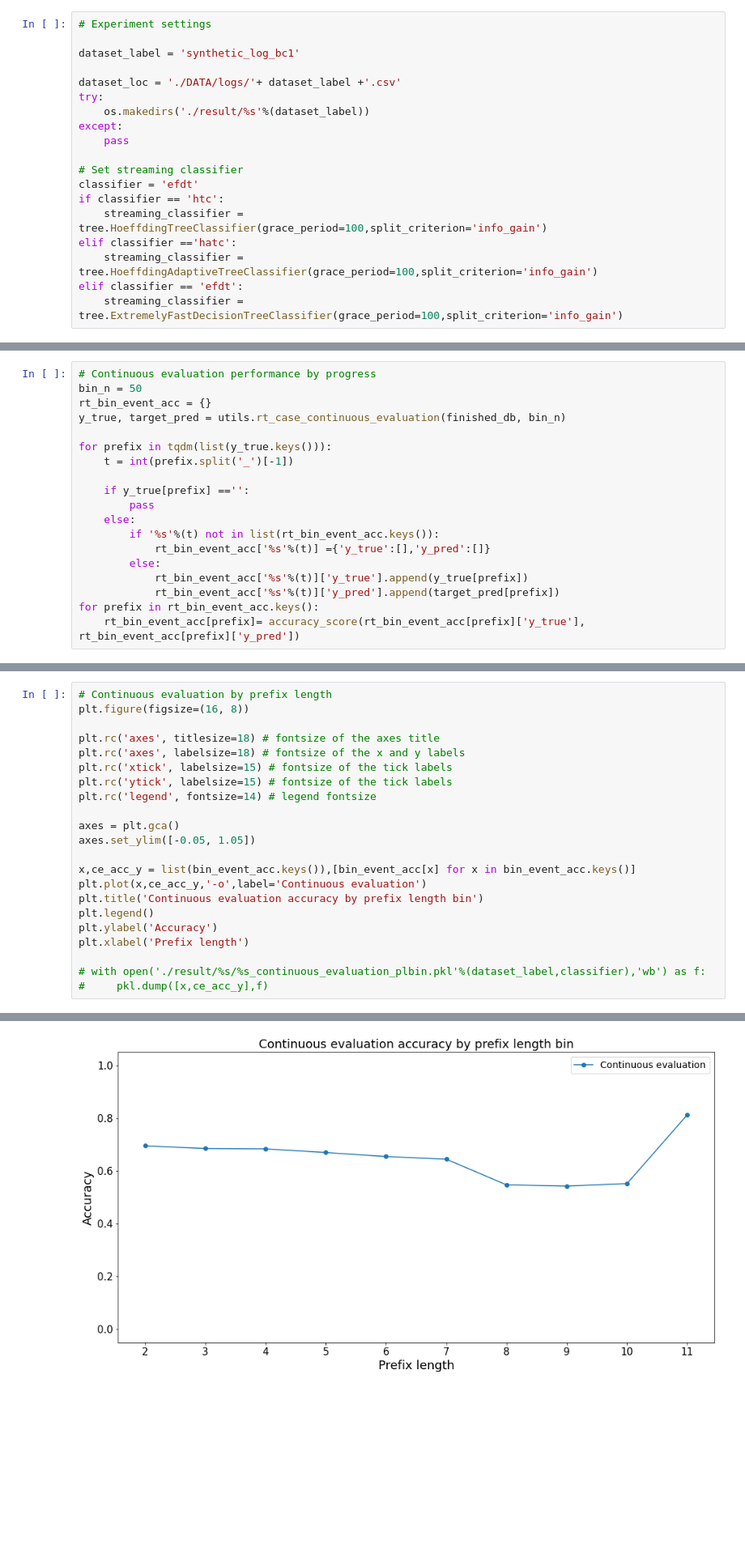
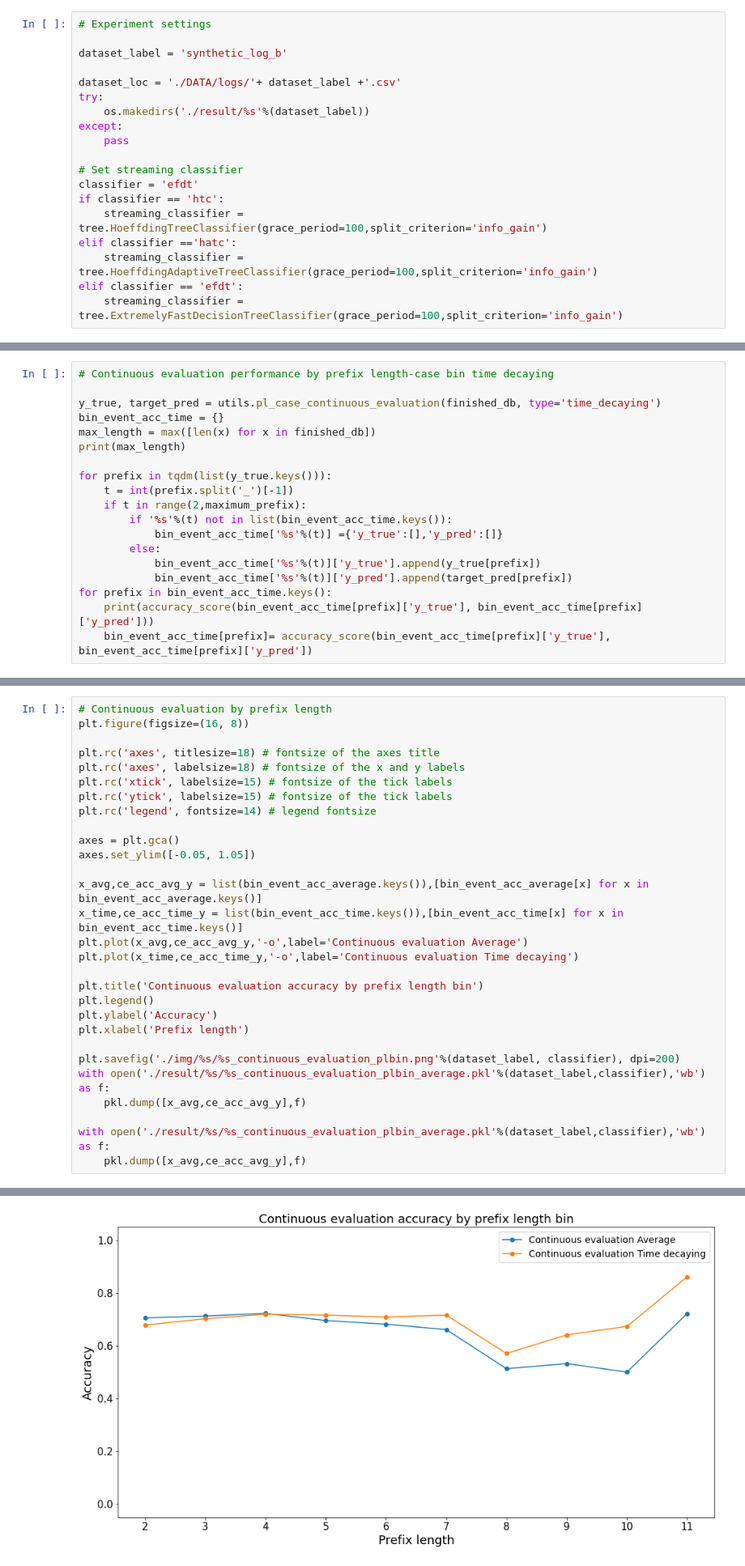
Before and after one commit to ghksdl6025/-streaming_prediction4pm_extension, a Jupyter notebook: streaming_classification.ipynb, the cells around one changed output, grey strips where cells are left out. Shown at 81% size. Cells and saved outputs as stored; diff of their text form; blank space fills up the shorter version.

```diff
--- a/streaming_classification.ipynb
+++ b/streaming_classification.ipynb
@@ -14,7 +14,7 @@ import datetime
 # %%
 # Experiment settings
 
-dataset_label = 'synthetic_log_bc1'
+dataset_label = 'synthetic_log_b'
 
 dataset_loc = './DATA/logs/'+ dataset_label +'.csv'
 try:
@@ -302,19 +306,19 @@ for prefix in bin_event_acc.keys():
 # %%
-# Continuous evaluation performance by progress
-bin_n = 50
-rt_bin_event_acc = {}
-y_true, target_pred = utils.rt_case_continuous_evaluation(finished_db, bin_n)
+# Continuous evaluation performance by prefix length-case bin time decaying
+
+y_true, target_pred = utils.pl_case_continuous_evaluation(finished_db, type='time_decaying')
+bin_event_acc_time = {}
+max_length = max([len(x) for x in finished_db])
+print(max_length)
 
 for prefix in tqdm(list(y_true.keys())):
     t = int(prefix.split('_')[-1])
-
-    if y_true[prefix] =='':
-        pass
-    else:
-        if '%s'%(t) not in list(rt_bin_event_acc.keys()):
-            rt_bin_event_acc['%s'%(t)] ={'y_true':[],'y_pred':[]}
+    if t in range(2,maximum_prefix):
+        if '%s'%(t) not in list(bin_event_acc_time.keys()):
+            bin_event_acc_time['%s'%(t)] ={'y_true':[],'y_pred':[]}
         else:
-            rt_bin_event_acc['%s'%(t)]['y_true'].append(y_true[prefix])
-            rt_bin_event_acc['%s'%(t)]['y_pred'].append(target_pred[prefix])
-for prefix in rt_bin_event_acc.keys():
-    rt_bin_event_acc[prefix]= accuracy_score(rt_bin_event_acc[prefix]['y_true'], rt_bin_event_acc[prefix]['y_pred'])
+            bin_event_acc_time['%s'%(t)]['y_true'].append(y_true[prefix])
+            bin_event_acc_time['%s'%(t)]['y_pred'].append(target_pred[prefix])
+for prefix in bin_event_acc_time.keys():
+    print(accuracy_score(bin_event_acc_time[prefix]['y_true'], bin_event_acc_time[prefix]['y_pred']))
+    bin_event_acc_time[prefix]= accuracy_score(bin_event_acc_time[prefix]['y_true'], bin_event_acc_time[prefix]['y_pred'])
@@ -331,13 +347,20 @@ plt.rc('legend', fontsize=14) # legend fontsize
 axes = plt.gca()
 axes.set_ylim([-0.05, 1.05])
 
-x,ce_acc_y = list(bin_event_acc.keys()),[bin_event_acc[x] for x in bin_event_acc.keys()]
-plt.plot(x,ce_acc_y,'-o',label='Continuous evaluation')
+x_avg,ce_acc_avg_y = list(bin_event_acc_average.keys()),[bin_event_acc_average[x] for x in bin_event_acc_average.keys()]
+x_time,ce_acc_time_y = list(bin_event_acc_time.keys()),[bin_event_acc_time[x] for x in bin_event_acc_time.keys()]
+plt.plot(x_avg,ce_acc_avg_y,'-o',label='Continuous evaluation Average')
+plt.plot(x_time,ce_acc_time_y,'-o',label='Continuous evaluation Time decaying')
+
 plt.title('Continuous evaluation accuracy by prefix length bin')
 plt.legend()
 plt.ylabel('Accuracy')
 plt.xlabel('Prefix length')
 
-# with open('./result/%s/%s_continuous_evaluation_plbin.pkl'%(dataset_label,classifier),'wb') as f:
-#     pkl.dump([x,ce_acc_y],f)
+plt.savefig('./img/%s/%s_continuous_evaluation_plbin.png'%(dataset_label, classifier), dpi=200)
+with open('./result/%s/%s_continuous_evaluation_plbin_average.pkl'%(dataset_label,classifier),'wb') as f:
+    pkl.dump([x_avg,ce_acc_avg_y],f)
+
+with open('./result/%s/%s_continuous_evaluation_plbin_average.pkl'%(dataset_label,classifier),'wb') as f:
+    pkl.dump([x_avg,ce_acc_avg_y],f)
 # %% [output]
@@ -345,4 +367,4 @@ Text(0.5, 0, 'Prefix length')
-[figure, old version]
+[figure, new version]
 # %%
 # Real-time window evaluation
 
```
Also changed, not shown: parts of 6 cells of this notebook, 41 other files.
